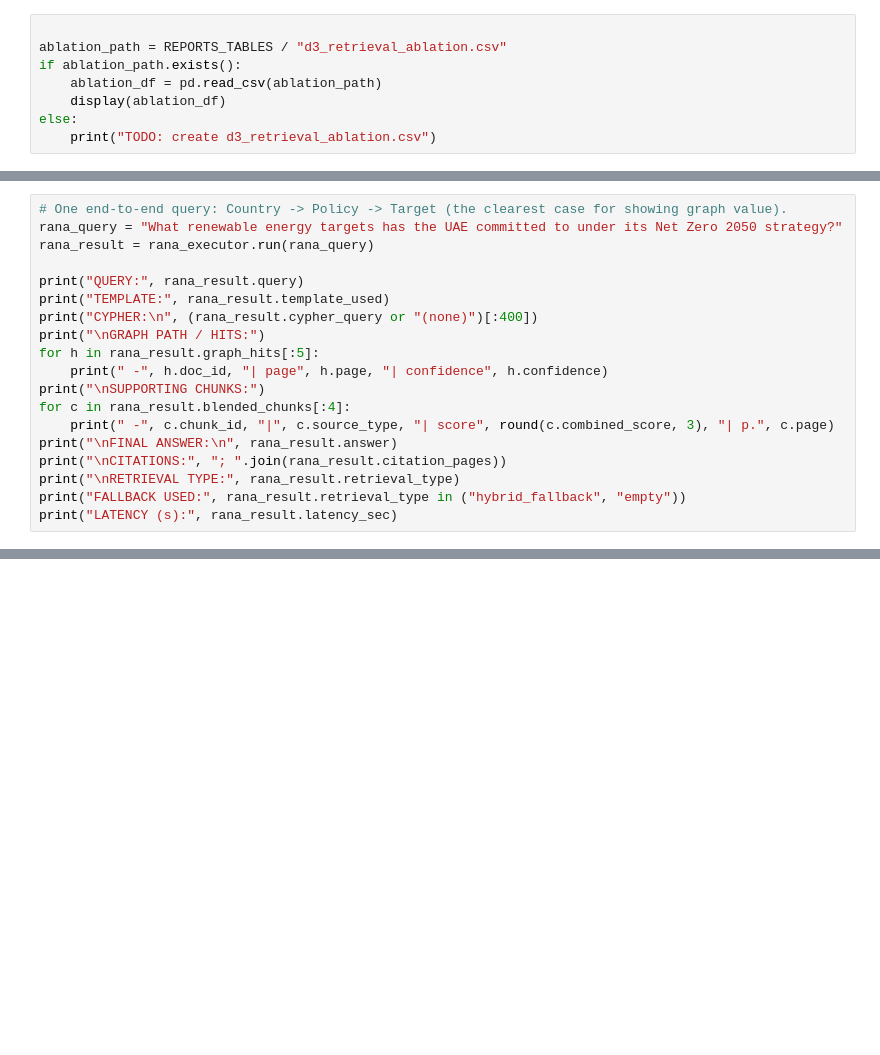
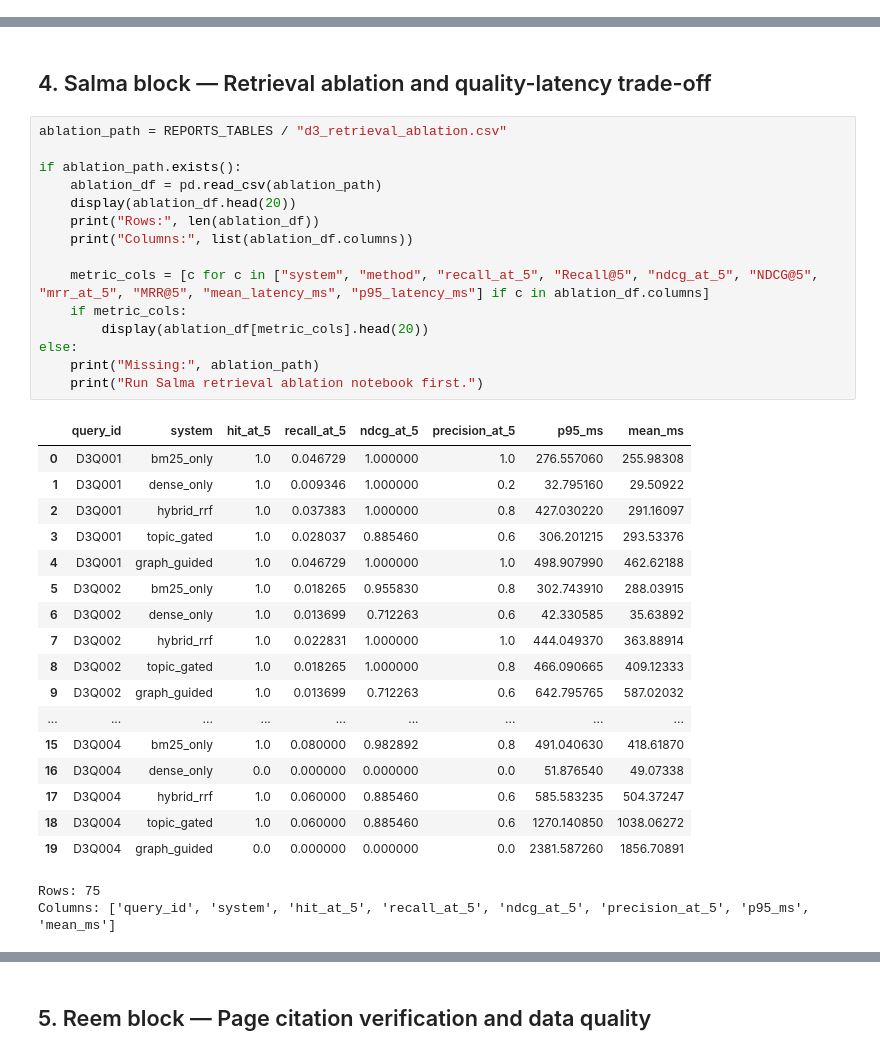
Before and after one commit to Aya15155/climate_evidence_graphrag_agent, a Jupyter notebook: notebooks/D3_graphrag_eval_safety.ipynb, the cells around one changed output, grey strips where cells are left out. Saved outputs shown, nothing was run; the diff lists cells and outputs as text; blank space fills up the shorter version.

```diff
--- a/notebooks/D3_graphrag_eval_safety.ipynb
+++ b/notebooks/D3_graphrag_eval_safety.ipynb
@@ -321,8 +0,0 @@ Required output table: `reports/tables/d3_retrieval_ablation.csv`.
-# %%
-
-ablation_path = REPORTS_TABLES / "d3_retrieval_ablation.csv"
-if ablation_path.exists():
-    ablation_df = pd.read_csv(ablation_path)
-    display(ablation_df)
-else:
-    print("TODO: create d3_retrieval_ablation.csv")
@@ -603,19 +0,0 @@ Rana block: GraphRAGExecutor ready.
-# %%
-# One end-to-end query: Country -> Policy -> Target (the clearest case for showing graph value).
-rana_query = "What renewable energy targets has the UAE committed to under its Net Zero 2050 strategy?"
-rana_result = rana_executor.run(rana_query)
-
-print("QUERY:", rana_result.query)
-print("TEMPLATE:", rana_result.template_used)
-print("CYPHER:\n", (rana_result.cypher_query or "(none)")[:400])
-print("\nGRAPH PATH / HITS:")
-for h in rana_result.graph_hits[:5]:
-    print(" -", h.doc_id, "| page", h.page, "| confidence", h.confidence)
-print("\nSUPPORTING CHUNKS:")
-for c in rana_result.blended_chunks[:4]:
-    print(" -", c.chunk_id, "|", c.source_type, "| score", round(c.combined_score, 3), "| p.", c.page)
-print("\nFINAL ANSWER:\n", rana_result.answer)
-print("\nCITATIONS:", "; ".join(rana_result.citation_pages))
-print("\nRETRIEVAL TYPE:", rana_result.retrieval_type)
-print("FALLBACK USED:", rana_result.retrieval_type in ("hybrid_fallback", "empty"))
-print("LATENCY (s):", rana_result.latency_sec)
@@ -929,0 +507,37 @@ Using tuning latency table: D:\BUID\Year 4 2025 - 2026\third semester\Special To
+# %% [markdown]
+## 4. Salma block — Retrieval ablation and quality-latency trade-off
+# %%
+ablation_path = REPORTS_TABLES / "d3_retrieval_ablation.csv"
+
+if ablation_path.exists():
+    ablation_df = pd.read_csv(ablation_path)
+    display(ablation_df.head(20))
+    print("Rows:", len(ablation_df))
+    print("Columns:", list(ablation_df.columns))
+
+    metric_cols = [c for c in ["system", "method", "recall_at_5", "Recall@5", "ndcg_at_5", "NDCG@5", "mrr_at_5", "MRR@5", "mean_latency_ms", "p95_latency_ms"] if c in ablation_df.columns]
+    if metric_cols:
+        display(ablation_df[metric_cols].head(20))
+else:
+    print("Missing:", ablation_path)
+    print("Run Salma retrieval ablation notebook first.")
+# %% [output]
+|  | query_id | system | hit_at_5 | recall_at_5 | ndcg_at_5 | precision_at_5 | p95_ms | mean_ms |
+| 0 | D3Q001 | bm25_only | 1.0 | 0.046729 | 1.000000 | 1.0 | 276.557060 | 255.98308 |
+| 1 | D3Q001 | dense_only | 1.0 | 0.009346 | 1.000000 | 0.2 | 32.795160 | 29.50922 |
+| 2 | D3Q001 | hybrid_rrf | 1.0 | 0.037383 | 1.000000 | 0.8 | 427.030220 | 291.16097 |
+| 3 | D3Q001 | topic_gated | 1.0 | 0.028037 | 0.885460 | 0.6 | 306.201215 | 293.53376 |
+| 4 | D3Q001 | graph_guided | 1.0 | 0.046729 | 1.000000 | 1.0 | 498.907990 | 462.62188 |
+| 5 | D3Q002 | bm25_only | 1.0 | 0.018265 | 0.955830 | 0.8 | 302.743910 | 288.03915 |
+| 6 | D3Q002 | dense_only | 1.0 | 0.013699 | 0.712263 | 0.6 | 42.330585 | 35.63892 |
+| 7 | D3Q002 | hybrid_rrf | 1.0 | 0.022831 | 1.000000 | 1.0 | 444.049370 | 363.88914 |
+| 8 | D3Q002 | topic_gated | 1.0 | 0.018265 | 1.000000 | 0.8 | 466.090665 | 409.12333 |
+| 9 | D3Q002 | graph_guided | 1.0 | 0.013699 | 0.712263 | 0.6 | 642.795765 | 587.02032 |
+| ... | ... | ... | ... | ... | ... | ... | ... | ... |
+| 15 | D3Q004 | bm25_only | 1.0 | 0.080000 | 0.982892 | 0.8 | 491.040630 | 418.61870 |
+| 16 | D3Q004 | dense_only | 0.0 | 0.000000 | 0.000000 | 0.0 | 51.876540 | 49.07338 |
+| 17 | D3Q004 | hybrid_rrf | 1.0 | 0.060000 | 0.885460 | 0.6 | 585.583235 | 504.37247 |
+| 18 | D3Q004 | topic_gated | 1.0 | 0.060000 | 0.885460 | 0.6 | 1270.140850 | 1038.06272 |
+| 19 | D3Q004 | graph_guided | 0.0 | 0.000000 | 0.000000 | 0.0 | 2381.587260 | 1856.70891 |
+Rows: 75
+Columns: ['query_id', 'system', 'hit_at_5', 'recall_at_5', 'ndcg_at_5', 'precision_at_5', 'p95_ms', 'mean_ms']
@@ -929,0 +561,2 @@ Using tuning latency table: D:\BUID\Year 4 2025 - 2026\third semester\Special To
+# %% [markdown]
+## 5. Reem block — Page citation verification and data quality
```
Also changed, not shown: parts of 57 cells of this notebook, 1 other file.
